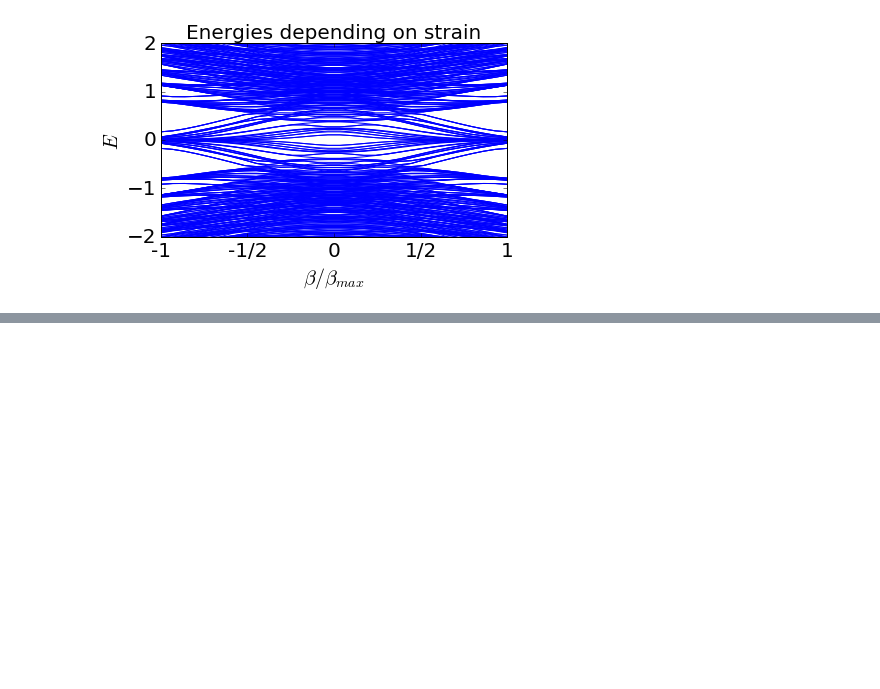
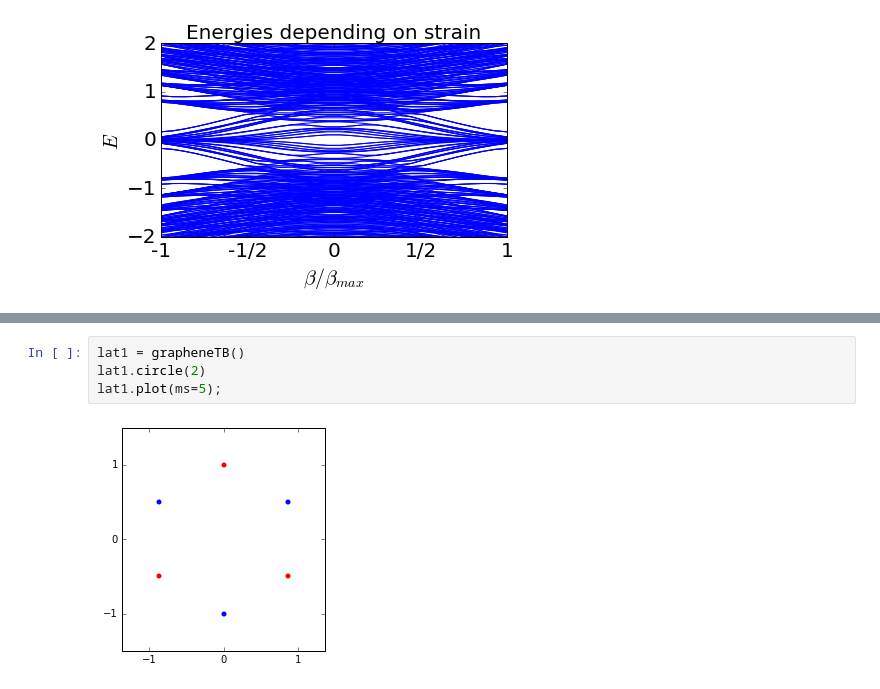
Before and after one commit to cpoli/tbee, a Jupyter notebook: TB/Examples_grapheneTB.ipynb, the cells around one changed output, grey strips where cells are left out. Drawn from its saved outputs; the diff is of its cells as text; blank space fills up the shorter version.

```diff
--- a/TB/Examples_grapheneTB.ipynb
+++ b/TB/Examples_grapheneTB.ipynb
@@ -669,0 +606,6 @@ Strain limits: [-0.2962953  0.2962973]
+# %%
+lat1 = grapheneTB()
+lat1.circle(2)
+lat1.plot(ms=5);
+# %% [output]
+[figure, added]
```
Also changed, not shown: parts of 20 cells of this notebook, 31 other files.
